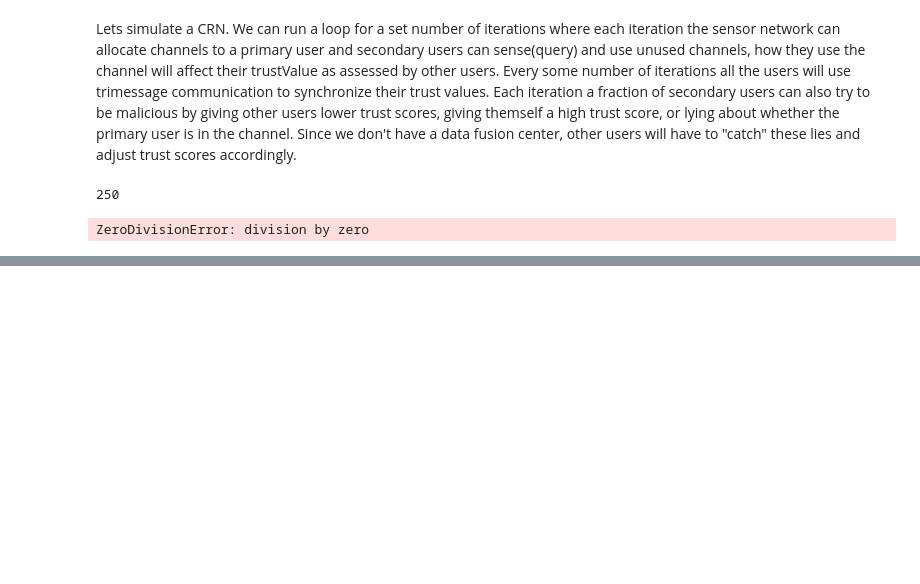
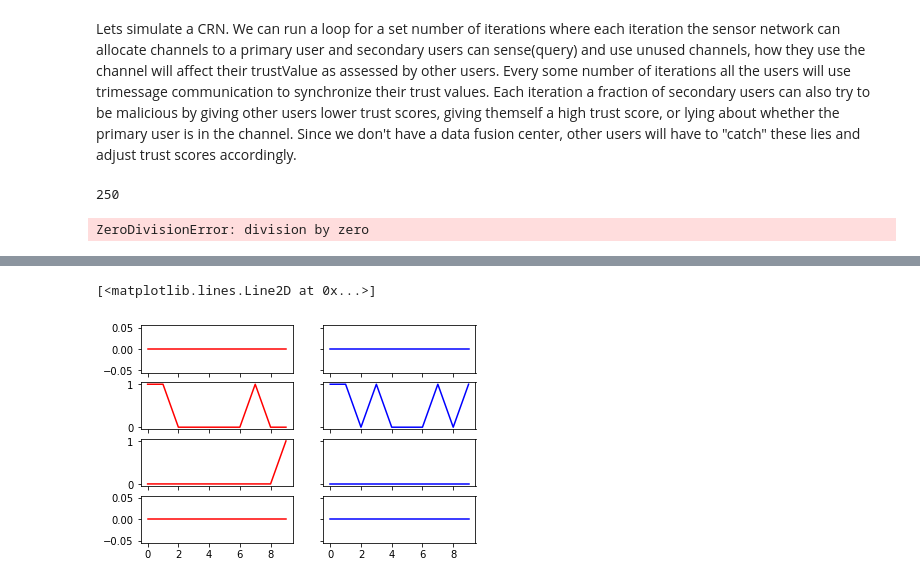
Before and after one commit to nathanbwoods/CSE812-Project, a Jupyter notebook: src/CRN Simulator.ipynb, the cells around one changed output, grey strips where cells are left out. Drawn from its saved outputs; the diff is of its cells as text; code cells hidden in the pictures; blank space fills up the shorter version.

```diff
--- a/src/CRN Simulator.ipynb
+++ b/src/CRN Simulator.ipynb
@@ -270,0 +609,16 @@ ZeroDivisionError: division by zero
+# %%
+data = net.get_data()
+x = np.arange(0, 10)
+fig, ax = plt.subplots(4, 2, sharex='col', sharey='row')
+ax[0][0].plot(x, data[0,0:10,0], c = "r")
+ax[0][1].plot(x, data[1,0:10,0], c = "b")
+ax[1][0].plot(x, data[2,0:10,0], c = "r")
+ax[1][1].plot(x, data[10,0:10,0], c = "b")
+
+ax[2][0].plot(x, data[20,0:10,0], c = "r")
+ax[2][1].plot(x, data[30,0:10,0], c = "b")
+ax[3][0].plot(x,data[40,0:10,0], c = "r")
+ax[3][1].plot(x, data[50,0:10,0], c = "b")
+# %% [output]
+[<matplotlib.lines.Line2D at 0x...>]
+[figure, added]
```
Also changed, not shown: parts of 5 cells of this notebook.
